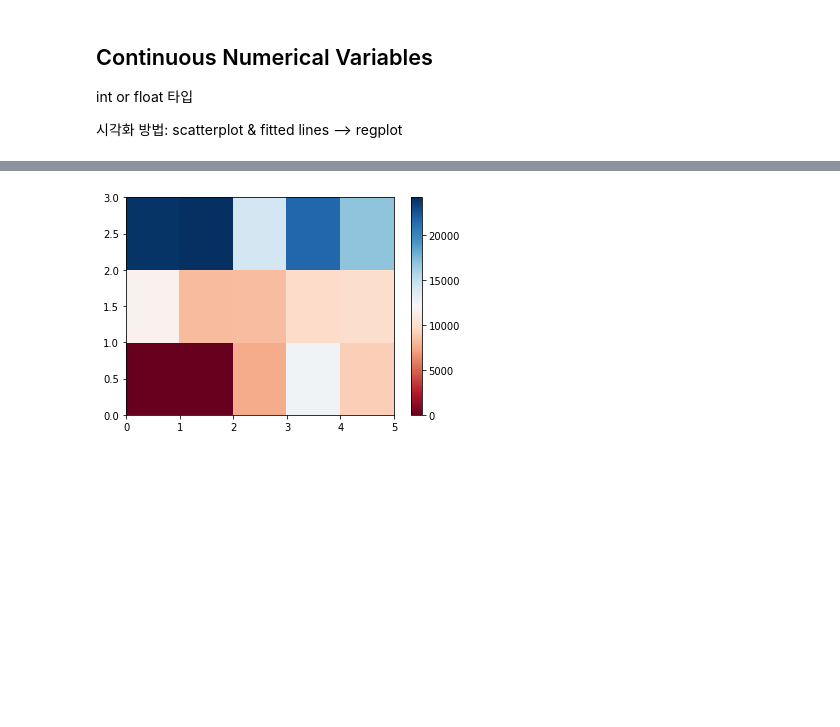
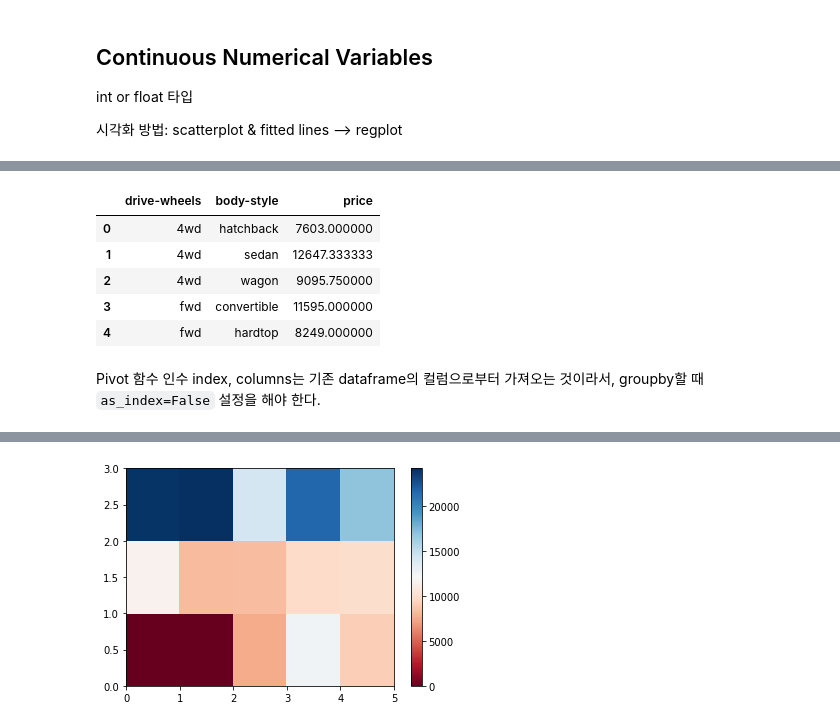
Before and after one commit to BreadFeet/DS_Data-Analysis, a Jupyter notebook: IBM3 Exprolatory Data Analysis.ipynb, the cells around one changed output, grey strips where cells are left out. Saved outputs shown, nothing was run; the diff lists cells and outputs as text; code cells hidden in the pictures; blank space fills up the shorter version.

```diff
--- a/IBM3 Exprolatory Data Analysis.ipynb
+++ b/IBM3 Exprolatory Data Analysis.ipynb
@@ -158,6 +234,15 @@ group1     # body-style은 numeric variable이 아니라 평균을 못구해서
 # %%
 group2 = group.groupby(['drive-wheels', 'body-style'], as_index=False).mean()
-group2
+group2.head()
+# %% [output]
+|  | drive-wheels | body-style | price |
+| 0 | 4wd | hatchback | 7603.000000 |
+| 1 | 4wd | sedan | 12647.333333 |
+| 2 | 4wd | wagon | 9095.750000 |
+| 3 | fwd | convertible | 11595.000000 |
+| 4 | fwd | hardtop | 8249.000000 |
+# %% [markdown]
+Pivot 함수 인수 index, columns는 기존 dataframe의 컬럼으로부터 가져오는 것이라서, groupby할 때 `as_index=False` 설정을 해야 한다.
 # %%
 pivot = group2.pivot(index='drive-wheels', columns='body-style')
 pivot
```
Also changed, not shown: parts of 44 cells of this notebook, 2 other files.
